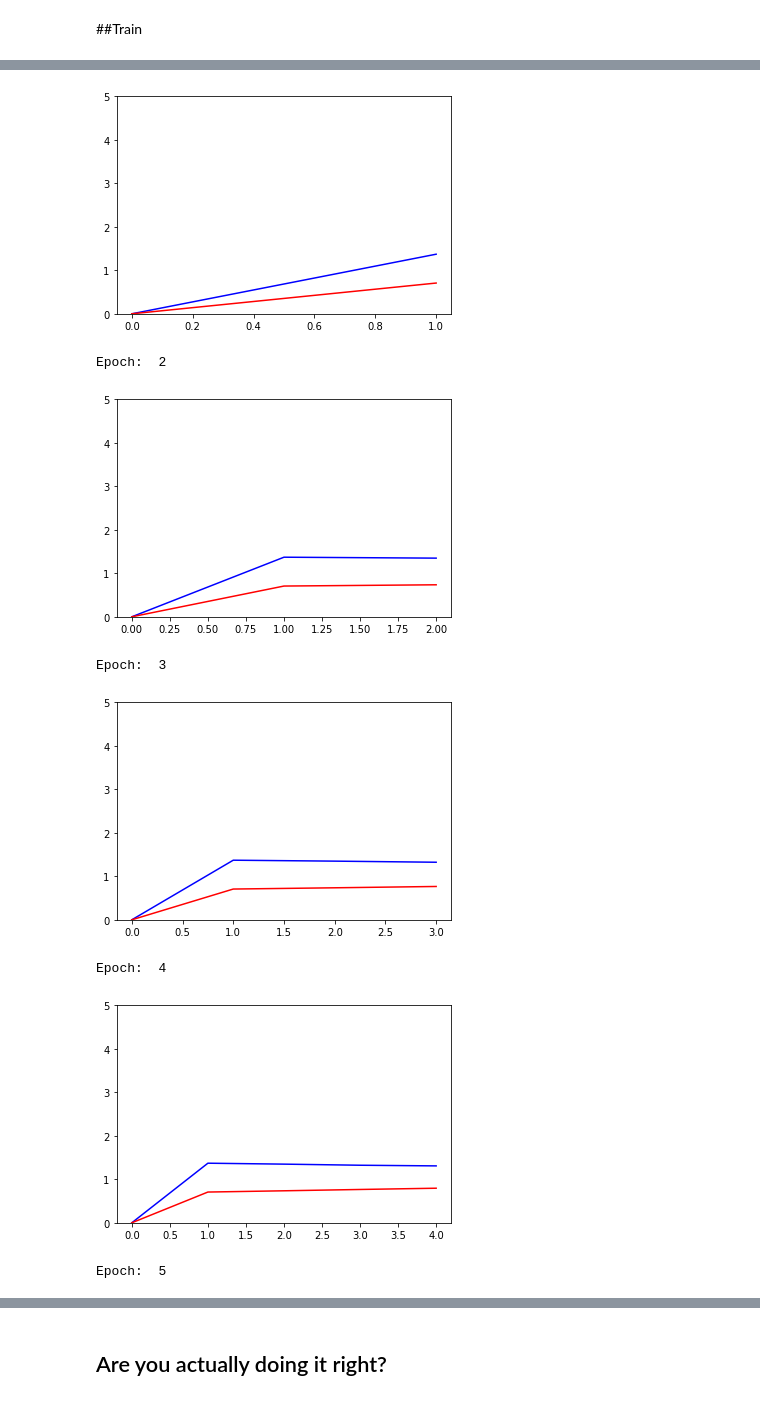
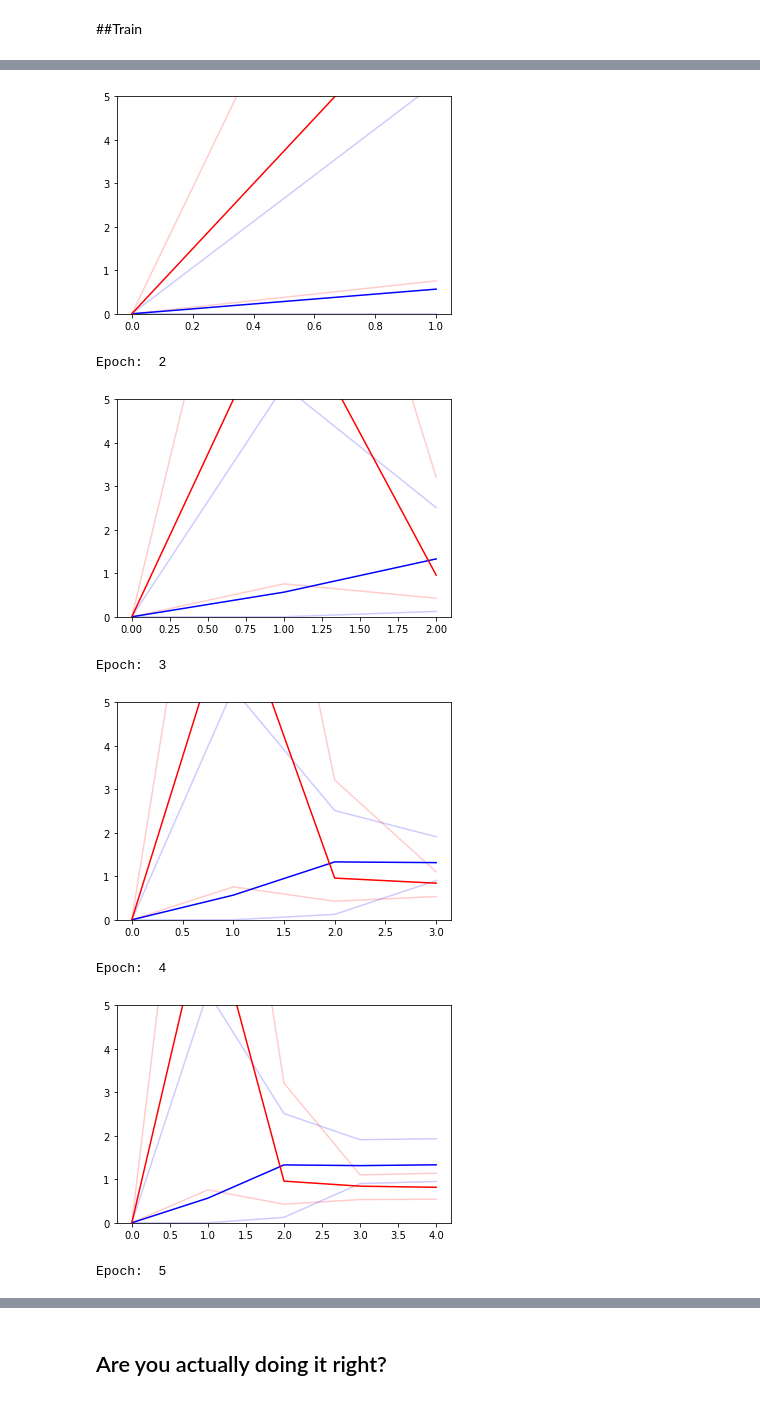
Before and after one commit to JamieCDev20/GAM705, a Jupyter notebook: 705Main.ipynb, the cells around one changed output, grey strips where cells are left out. Cells and saved outputs as stored; diff of their text form; code cells hidden in the pictures.

```diff
--- a/705Main.ipynb
+++ b/705Main.ipynb
@@ -550,15 +562,15 @@ else:
       Dense(64, activation='relu'),
       #Dense(4096, activation='relu'),
       #Dense(1024, activation='relu'),
-      Dense(1)
+      Dense(1, activation='sigmoid')
   ])
 # %% [markdown]
 ##Training Setup
 # %%
-animCrossEntropy = tf.keras.losses.BinaryCrossentropy(from_logits=True)
+animCrossEntropy = tf.keras.losses.BinaryCrossentropy(from_logits=False)
 
-animGenOp = tf.keras.optimizers.Adam(5e-5)
-animDiscOp = tf.keras.optimizers.Adam(5e-5)
+animGenOp = tf.keras.optimizers.Adam(1e-4)
+animDiscOp = tf.keras.optimizers.Adam(1e-4)
 
 def AnimDiscLossCalculation(_realResults, _fakeResults):
   fLoss = animCrossEntropy(tf.zeros_like(_fakeResults), _fakeResults)
@@ -592,17 +604,24 @@ def AnimTrainingStep():
 # %%
 def AnimTraining(epochs):
 
-  dLossA = [0]
-  gLossA = [0]
+  dLMean = [0]
+  dLMin = [0]
+  dLMax = [0]
+
+  gLMean = [0]
+  gLMin = [0]
+  gLMax = [0]
 
   for epoch in range(epochs):
     print("Epoch: ", epoch + 1)
 
+    dLoss = np.zeros(iterations)
+    gLoss = np.zeros(iterations)
+
     for i in range(iterations):
-      dLoss, gLoss = AnimTrainingStep()
-
-    dLossA.append(dLoss)
-    gLossA.append(gLoss)
+      d, g = AnimTrainingStep()
+      dLoss.put([i], [d])
+      gLoss.put([i], [g])
 
     if(epoch > 0 and epoch % 25 == 0):
       animGenerator.save(f'{aiOutPath}/GenModel{epoch}')
@@ -610,22 +629,34 @@ def AnimTraining(epochs):
       animDiscriminator.save(f'{aiOutPath}/DiscModel{epoch}')
       animDiscriminator.save_weights(f'{aiOutPath}/DiscWeights{epoch}')
 
+    dLMean.append(np.mean(dLoss))
+    dLMin.append(np.min(dLoss))
+    dLMax.append(np.max(dLoss))
+
+    gLMean.append(np.mean(gLoss))
+    gLMin.append(np.min(gLoss))
+    gLMax.append(np.max(gLoss))
+
     plt.clf()
-    plt.plot(dLossA, c = "blue")
-    plt.plot(gLossA, c = "red")
+    plt.plot(dLMin, c = (0, 0, 1, 0.2))
+    plt.plot(dLMax, c = (0, 0, 1, 0.2))
+    plt.plot(gLMin, c = (1, 0, 0, 0.2))
+    plt.plot(gLMax, c = (1, 0, 0, 0.2))
+    plt.plot(dLMean, c = (0, 0, 1, 1))
+    plt.plot(gLMean, c = (1, 0, 0, 1))
     plt.ylim((0, 5))
     plt.show()
 # %% [markdown]
 ##Train
 # %%
-AnimTraining(50)
+AnimTraining(100)
 # %% [output]
 Epoch:  1
-[figure, old version]
+[figure, new version]
 Epoch:  2
-[figure, old version]
+[figure, new version]
 Epoch:  3
-[figure, old version]
+[figure, new version]
 Epoch:  4
-[figure, old version]
+[figure, new version]
 Epoch:  5
```
Also changed, not shown: parts of 7 cells of this notebook.
